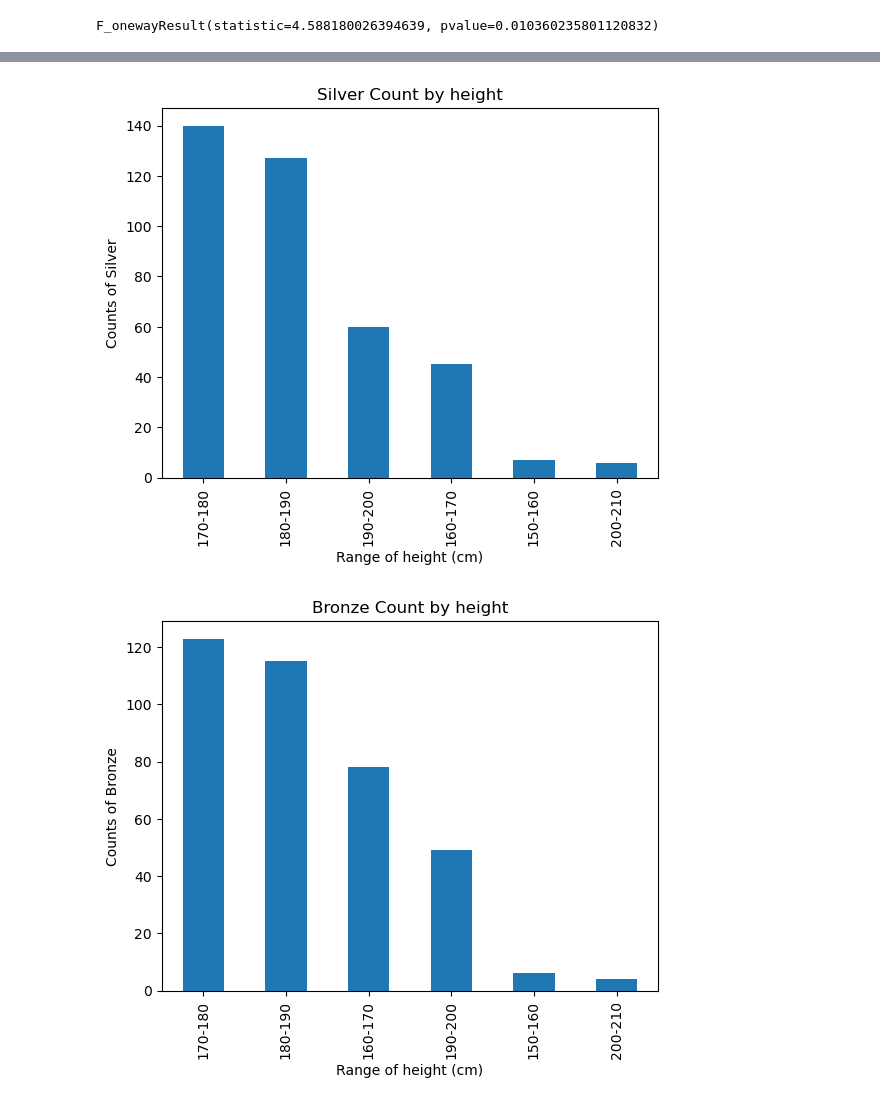
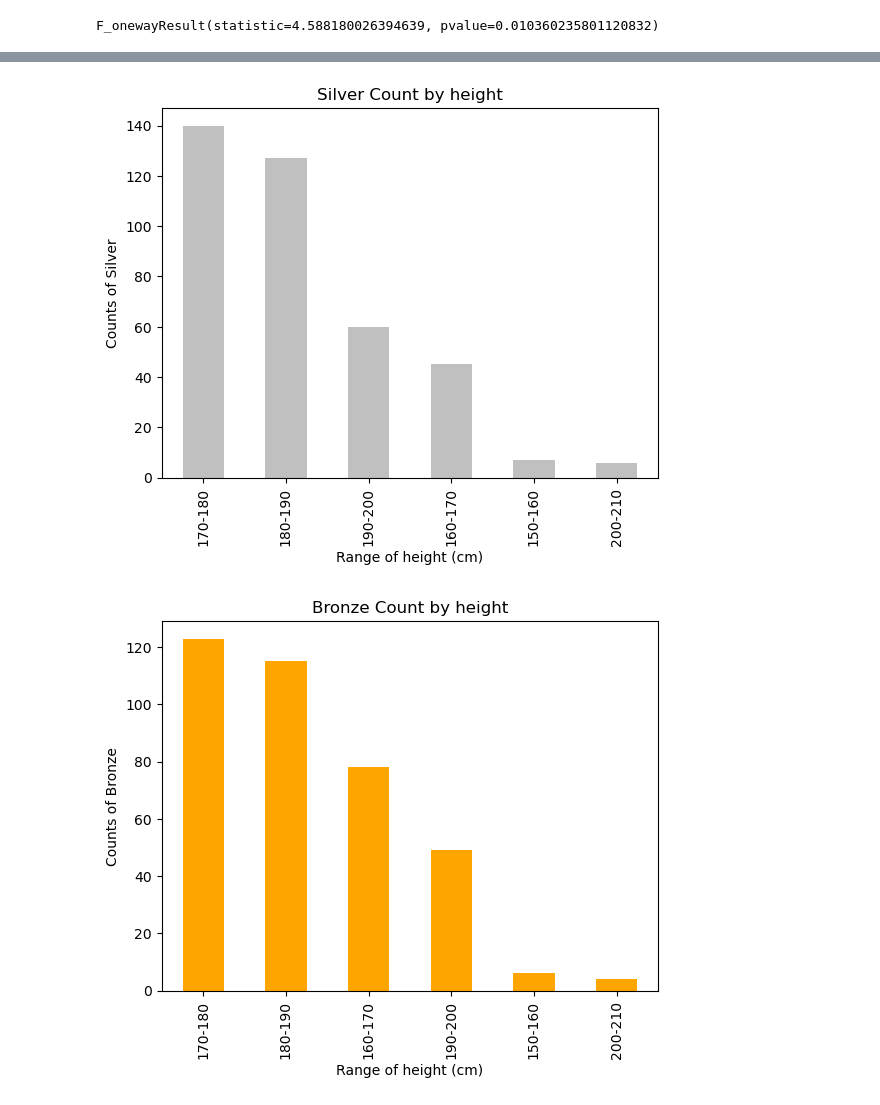
Before and after one commit to kylechou2873/SMU-Project1, a Jupyter notebook: KyleC_Swim/dataRead.ipynb, the cells around one changed output, grey strips where cells are left out. Drawn from its saved outputs; the diff is of its cells as text; code cells hidden in the pictures.

Commit message:
update graph

```diff
--- a/KyleC_Swim/dataRead.ipynb
+++ b/KyleC_Swim/dataRead.ipynb
@@ -304,16 +304,16 @@ plt.show()
 # %%
-swimSilv['height bin'].value_counts().plot(kind='bar')
+swimSilv['height bin'].value_counts().plot(kind='bar',color='silver')
 plt.ylabel('Counts of Silver')
 plt.xlabel('Range of height (cm)')
 plt.title('Silver Count by height')
 plt.show()
 # %% [output]
-[figure, old version]
+[figure, new version]
 # %%
-swimBron['height bin'].value_counts().plot(kind='bar')
+swimBron['height bin'].value_counts().plot(kind='bar',color='orange')
 plt.ylabel('Counts of Bronze')
 plt.xlabel('Range of height (cm)')
 plt.title('Bronze Count by height')
 plt.show()
 # %% [output]
-[figure, old version]
+[figure, new version]
```
Also changed, not shown: parts of 1 cell of this notebook.
